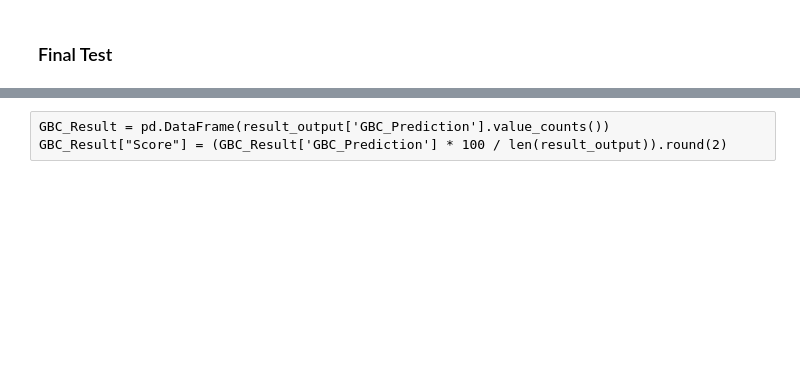
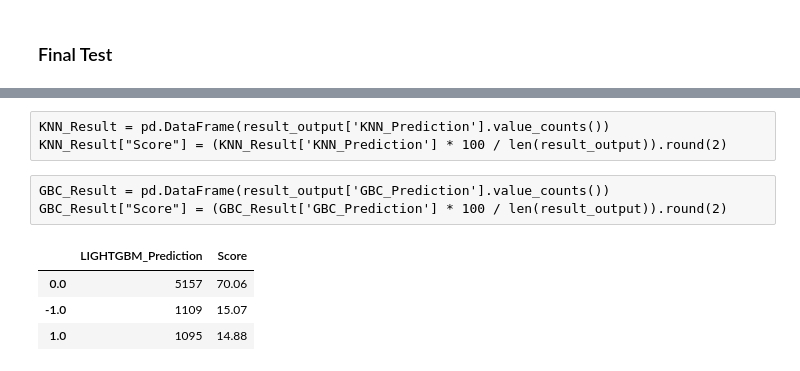
Before and after one commit to Forexience/Forexience, a Jupyter notebook: Testing_Pipeline/GBPUSD/GBP_USD_FINAL.ipynb, the cells around one changed output, grey strips where cells are left out. Drawn from its saved outputs; the diff is of its cells as text; code cells hidden in the pictures; blank space fills up the shorter version.

```diff
--- a/Testing_Pipeline/GBPUSD/GBP_USD_FINAL.ipynb
+++ b/Testing_Pipeline/GBPUSD/GBP_USD_FINAL.ipynb
@@ -781,23 +1135,31 @@ result_output = pd.read_csv('03_Back_Test_Final_Result_' + today + '.csv')
 # %%
 #result_output['LR_Prediction'] = result_output['Current_Market'] - result_output['LR_Label']
 #result_output['ET_Prediction'] = result_output['Current_Market'] - result_output['ET_Label']
-result_output['KNN_Prediction'] = result_output['Current_Market'] - result_output['KNN_Label']
+#result_output['KNN_Prediction'] = result_output['Current_Market'] - result_output['KNN_Label']
 #result_output['DT_Prediction'] = result_output['Current_Market'] - result_output['DT_Label']
-#result_output['LIGHTGBM_Prediction'] = result_output['Current_Market'] - result_output['LIGHTGBM_Label']
+result_output['LIGHTGBM_Prediction'] = result_output['Current_Market'] - result_output['LIGHTGBM_Label']
 #result_output['GBC_Prediction'] = result_output['Current_Market'] - result_output['GBC_Label']
 # %%
-KNN_Result = pd.DataFrame(result_output['KNN_Prediction'].value_counts())
-KNN_Result["Score"] = (KNN_Result['KNN_Prediction'] * 100 / len(result_output)).round(2)
+LIGHTGBM_Result = pd.DataFrame(result_output['LIGHTGBM_Prediction'].value_counts())
+LIGHTGBM_Result["Score"] = (LIGHTGBM_Result['LIGHTGBM_Prediction'] * 100 / len(result_output)).round(2)
+# %% [raw]
+KNN_Result = pd.DataFrame(result_output['KNN_Prediction'].value_counts())
+KNN_Result["Score"] = (KNN_Result['KNN_Prediction'] * 100 / len(result_output)).round(2)
 # %% [raw]
 GBC_Result = pd.DataFrame(result_output['GBC_Prediction'].value_counts())
 GBC_Result["Score"] = (GBC_Result['GBC_Prediction'] * 100 / len(result_output)).round(2)
 # %%
 result = pd.concat([
 #    LR_Result,
 #    ET_Result,
-    KNN_Result,
+#    KNN_Result,
 #    DT_Result,
 #    GBC_Result,
-#    LIGHTGBM_Result,
+    LIGHTGBM_Result,
 ], axis=1)
 result
+# %% [output]
+|  | LIGHTGBM_Prediction | Score |
+| 0.0 | 5157 | 70.06 |
+| -1.0 | 1109 | 15.07 |
+| 1.0 | 1095 | 14.88 |
```
Also changed, not shown: parts of 29 cells of this notebook, 34 other files.
